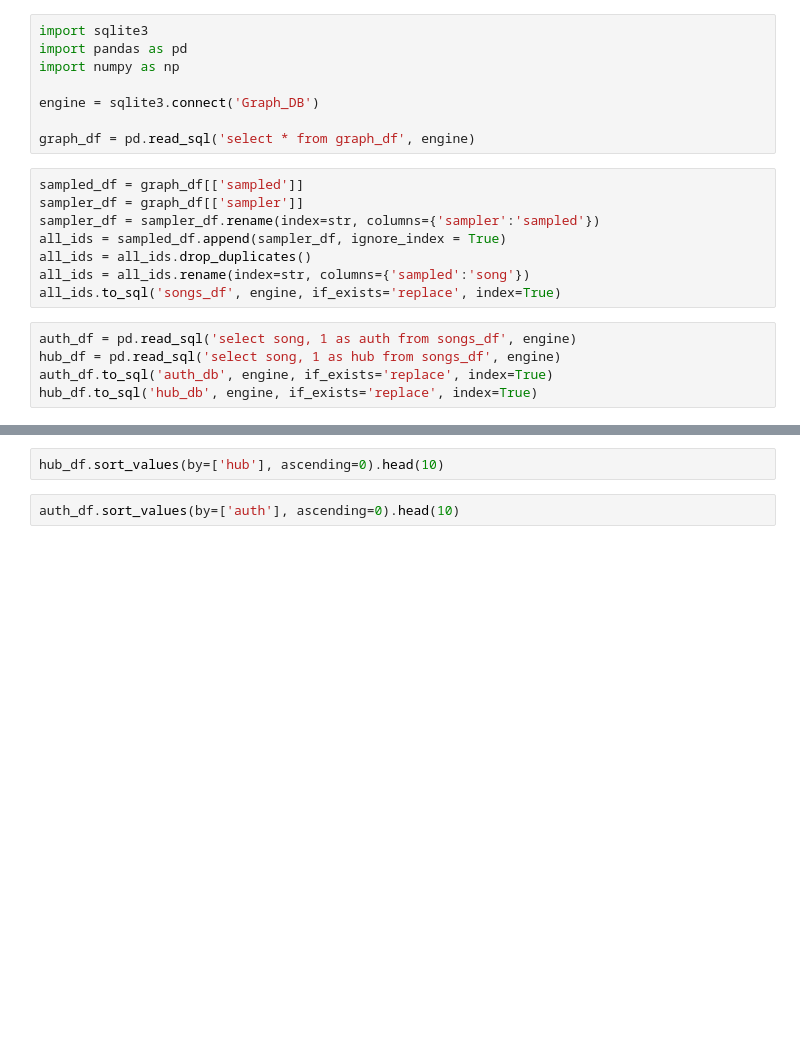
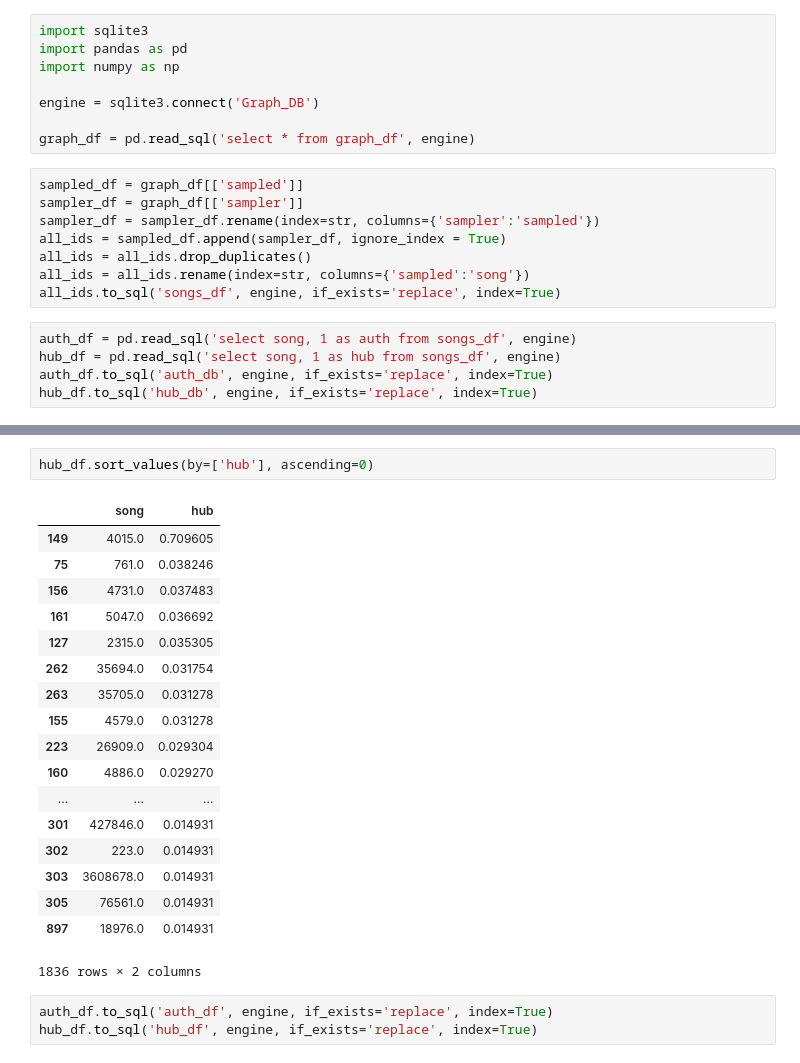
Before and after one commit to jeffreyscheng/cis545-final-project, a Jupyter notebook: Kleinberg Centrality.ipynb, the cells around one changed output, grey strips where cells are left out. Drawn from its saved outputs; the diff is of its cells as text; blank space fills up the shorter version.

```diff
--- a/Kleinberg Centrality.ipynb
+++ b/Kleinberg Centrality.ipynb
@@ -33,4 +73,24 @@ for i in range(0, num_iter):
 # %%
-hub_df.sort_values(by=['hub'], ascending=0).head(10)
+hub_df.sort_values(by=['hub'], ascending=0)
+# %% [output]
+|  | song | hub |
+| 149 | 4015.0 | 0.709605 |
+| 75 | 761.0 | 0.038246 |
+| 156 | 4731.0 | 0.037483 |
+| 161 | 5047.0 | 0.036692 |
+| 127 | 2315.0 | 0.035305 |
+| 262 | 35694.0 | 0.031754 |
+| 263 | 35705.0 | 0.031278 |
+| 155 | 4579.0 | 0.031278 |
+| 223 | 26909.0 | 0.029304 |
+| 160 | 4886.0 | 0.029270 |
+| ... | ... | ... |
+| 301 | 427846.0 | 0.014931 |
+| 302 | 223.0 | 0.014931 |
+| 303 | 3608678.0 | 0.014931 |
+| 305 | 76561.0 | 0.014931 |
+| 897 | 18976.0 | 0.014931 |
+1836 rows × 2 columns
-# %%
-auth_df.sort_values(by=['auth'], ascending=0).head(10)
+# %%
+auth_df.to_sql('auth_df', engine, if_exists='replace', index=True)
+hub_df.to_sql('hub_df', engine, if_exists='replace', index=True)
```
Also changed, not shown: parts of 2 cells of this notebook, 2 other files.
